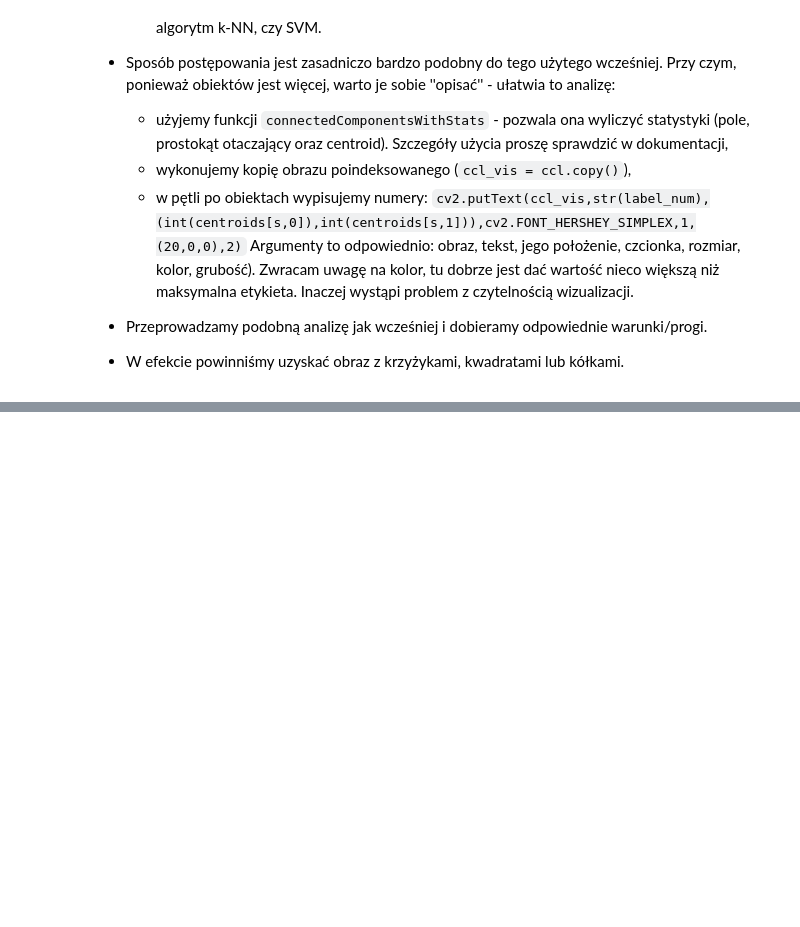
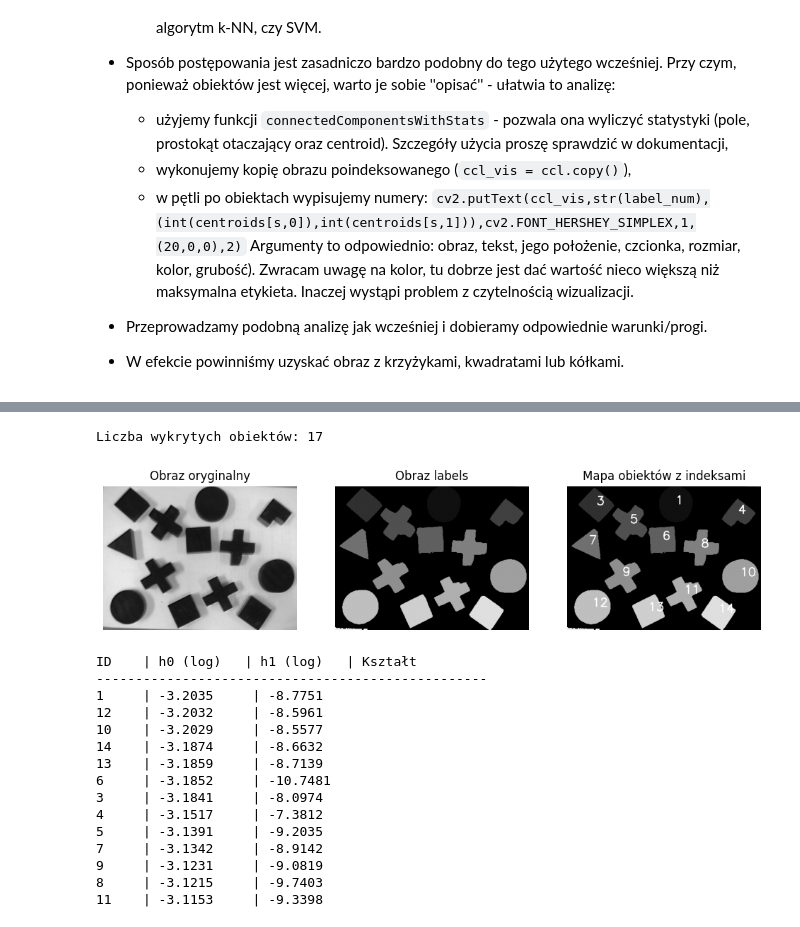
Before and after one commit to epetrycka/POC, a Jupyter notebook: lab_13/13_ccl.ipynb, the cells around one changed output, grey strips where cells are left out. Saved outputs shown, nothing was run; the diff lists cells and outputs as text; code cells hidden in the pictures; blank space fills up the shorter version.

```diff
--- a/lab_13/13_ccl.ipynb
+++ b/lab_13/13_ccl.ipynb
@@ -483,0 +572,74 @@ Etykieta: 7, Moment Hu: [[0. 0. 0. 0. 0. 0. 0.]]
+# %%
+# Rozpoznawanie obiektów rzeczywistych
+_, img_bin = cv2.threshold(images[2], 0, 255, cv2.THRESH_BINARY_INV + cv2.THRESH_OTSU)
+
+kernel = np.ones((3,3), np.uint8)
+img_bin = cv2.morphologyEx(img_bin, cv2.MORPH_OPEN, kernel, iterations=1)
+
+num_labels, labels, stats, centroids = cv2.connectedComponentsWithStats(img_bin, connectivity=8)
+
+print(f"Liczba wykrytych obiektów: {num_labels}")
+
+_, axes = plt.subplots(1, 3, figsize=(12, 4))
+axes[0].imshow(images[2], cmap='gray')
+axes[0].set_title("Obraz oryginalny")
+axes[0].axis('off')
+
+ccl_vis = labels.copy()
+ccl_vis = cv2.normalize(ccl_vis, None, 0, 255, cv2.NORM_MINMAX).astype('uint8')
+axes[1].imshow(ccl_vis, cmap='gray')
+axes[1].set_title("Obraz labels")
+axes[1].axis('off')
+
+hu_data = []
+
+for i in range(1, num_labels):
+    area = stats[i, cv2.CC_STAT_AREA]
+
+    if area < 500:
+        continue
+
+    mask = (labels == i).astype("uint8") * 255
+
+    moments = cv2.moments(mask)
+    hu = cv2.HuMoments(moments).flatten()
+
+    hu_log = np.log10(np.abs(hu) + 1e-30)
+
+    hu_data.append((i, hu_log[0], hu_log[1]))
+
+    cx, cy = int(centroids[i, 0]), int(centroids[i, 1])
+
+    cv2.putText(ccl_vis, str(i), (cx, cy), cv2.FONT_HERSHEY_SIMPLEX, 1, 255, 2)
+
+axes[2].imshow(ccl_vis, cmap='gray')
+axes[2].set_title("Mapa obiektów z indeksami")
+axes[2].axis('off')
+plt.show()
+
+print(f"{'ID':<5} | {'h0 (log)':<10} | {'h1 (log)':<10} | Kształt")
+print("-" * 50)
+
+hu_data_sorted = sorted(hu_data, key=lambda x: x[1])
+
+for d in hu_data_sorted:
+    idx, h0, h1 = d
+    print(f"{idx:<5} | {h0:.4f}     | {h1:.4f}")
+# %% [output]
+Liczba wykrytych obiektów: 17
+[figure, added]
+ID    | h0 (log)   | h1 (log)   | Kształt
+--------------------------------------------------
+1     | -3.2035     | -8.7751
+12    | -3.2032     | -8.5961
+10    | -3.2029     | -8.5577
+14    | -3.1874     | -8.6632
+13    | -3.1859     | -8.7139
+6     | -3.1852     | -10.7481
+3     | -3.1841     | -8.0974
+4     | -3.1517     | -7.3812
+5     | -3.1391     | -9.2035
+7     | -3.1342     | -8.9142
+9     | -3.1231     | -9.0819
+8     | -3.1215     | -9.7403
+11    | -3.1153     | -9.3398
```
Also changed, not shown: parts of 6 cells of this notebook, 1 other file.
